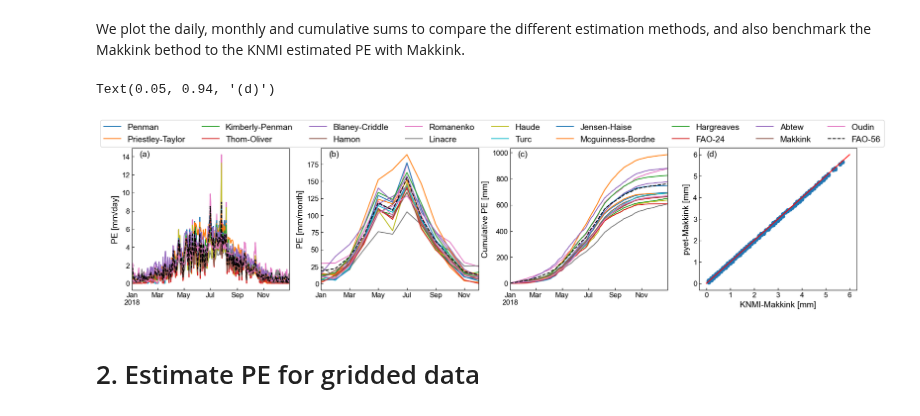
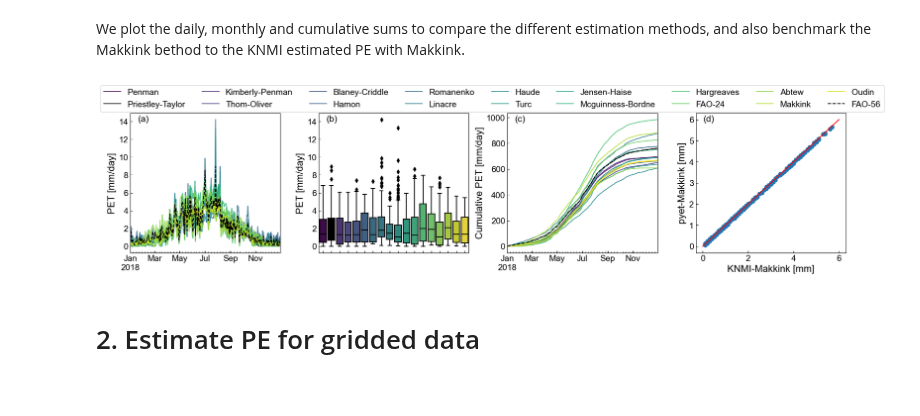
Before and after one commit to pyet-org/pyet, a Jupyter notebook: examples/00_example_paper.ipynb, the cells around one changed output. Drawn from its saved outputs; the diff is of its cells as text; code cells hidden in the pictures.

Commit message:
Update Water example

```diff
--- a/examples/00_example_paper.ipynb
+++ b/examples/00_example_paper.ipynb
@@ -46,10 +48,10 @@ warnings.filterwarnings('ignore')
 # edit default values for plots
 params = {
     "font.family": "Arial",
-    "legend.fontsize": "13",
-    "axes.labelsize": "14",
-    "xtick.labelsize": "12",
-    "ytick.labelsize": "12",
+    "legend.fontsize": "15",
+    "axes.labelsize": "16",
+    "xtick.labelsize": "14",
+    "ytick.labelsize": "14",
     "xtick.direction": "in",
     "ytick.direction": "in",}
 pylab.rcParams.update(params)
@@ -61,6 +63,4 @@ Potential evaporation is estimated for the town of De Bilt (Netherlands) using d
 Data source: KNMI - https://dataplatform.knmi.nl/
 # %%
 # 2. Reading meteorological data
-meteo1 = pd.read_csv("data//example_3//etmgeg_260.txt", skiprows=46, delimiter=",",
-                   skipinitialspace=True, index_col="YYYYMMDD", parse_dates=True).loc["2018",:]
-meteo1.head()
+meteo = pd.read_csv("data//example_0//0_example_meteo.csv", index_col=0, parse_dates=True)
@@ -78,15 +67,12 @@ Because the provided meteorological data from the KNMI is in different units (Te
 # %%
 # 3. Determining the necessary input data
-tmean, tmax, tmin, rh = (meteo1.TG/10, meteo1.TX/10, meteo1.TN/10, meteo1.UG)
-rs  = meteo1.Q/100  # convert solar radiation to MJ/kg2day
-wind = meteo1.FG/10  # convert wind speed to m/s units
-pressure =  meteo1.PG / 100  # convert pressure to kPa units
+tmean, tmax, tmin, rh, rs, wind, pet_knmi = (meteo[col] for col in meteo.columns)
 lat = 0.91  # define latitude [radians]
 elevation = 4  # define elevation [meters above sea-level]
 # %% [markdown]
 Now that we have defined the input data, we can estimate potential evaporation with different estimation methods.
 # %%
 # 4. Estimate potential evaporation (with all available methods) and save the results in a Pandas.DataFrame
-pe_df  = pyet.calculate_all(tmean, wind, rs, elevation, lat, tmax, tmin, rh)
+pet_df  = pyet.calculate_all(tmean, wind, rs, elevation, lat, tmax, tmin, rh)
 # %% [markdown]
 We plot the daily, monthly and cumulative sums to compare the different estimation methods, and also benchmark the Makkink bethod to the KNMI estimated PE with Makkink.
@@ -95,44 +79,42 @@ pe_knmi = meteo1.EV24 / 10  # Makkink potential evaporation computen by the KNMI
 # %%
+viridis = cm.get_cmap('viridis', len(pet_df.columns))
+colors = [viridis(i) for i in range(0, len(pet_df.columns))]
+colors[1] = "k"
 figw_1c = 8.5  # maximum width for 1 column
 figw_2c = 17.5  # maximum width for 2 columns
-cm = 1 / 2.54  # centimeters in inches
 
 fig, axs = plt.subplots(figsize=(figw_2c, 4), ncols=4)
-pe_df.loc[:, pe_df.columns !="FAO-56"].plot(ax=axs[0], legend=False)
-pe_df.loc[:, "FAO-56"].plot(ax=axs[0], legend=False, color="k", linestyle="--")
-axs[0].set_ylabel("PE [mm/day]", fontsize=14)
 
-pe_df.loc[:, pe_df.columns !="FAO-56"].resample("m").sum().plot(ax=axs[1], legend=False)
-pe_df.loc[:, "FAO-56"].resample("m").sum().plot(ax=axs[1], legend=False, color="k", linestyle="--")
-axs[1].set_ylabel("PE [mm/month]", fontsize=14)
+pet_df.loc[:, pet_df.columns != "FAO-56"].plot(color=colors, legend=False, ax=axs[0], alpha=0.8)
+pet_df.loc[:, "FAO-56"].plot(color=colors[1], linestyle="--", legend=False, ax=axs[0])
+axs[0].set_ylabel("PET [mm/day]")
 
-pe_df.loc[:, pe_df.columns !="FAO-56"].cumsum().plot(ax=axs[2], legend=False)
-pe_df.loc[:, "FAO-56"].cumsum().plot(ax=axs[2], legend=False, color="k", linestyle="--")
-axs[2].set_ylabel("Cumulative PE [mm]", fontsize=14)
+sns.boxplot(pet_df, ax=axs[1], palette=colors)
+axs[1].set_ylabel("PET [mm/day]")
 
-axs[3].scatter(pe_knmi, pe_df["Makkink"])
+pet_df.cumsum().plot(color=colors, legend=False, ax=axs[2], alpha=0.8)
+pet_df.loc[:, "FAO-56"].cumsum().plot(color=colors[1], linestyle="--", legend=False, ax=axs[2])
+axs[2].set_ylabel("Cumulative PET [mm/day]")
+
+axs[3].scatter(pet_knmi, pet_df["Makkink"])
 axs[3].plot([0,6],[0,6], color="red", label="1:1 line")
-axs[3].set_xlabel("KNMI-Makkink [mm]", fontsize=14);
-axs[3].set_ylabel("pyet-Makkink [mm]", fontsize=14)
+axs[3].set_xlabel("KNMI-Makkink [mm]");
+axs[3].set_ylabel("pyet-Makkink [mm]")
 
-for i in (0,1,2):
+for i in (0,2):
     axs[i].set(xlabel=None)
-    axs[i].minorticks_off()
     axs[i].xaxis.set_major_locator(mdates.MonthLocator(interval=2))
-axs[1].set_xticks(pd.DatetimeIndex(["2018-1-1", "2018-3-1", "2018-5-1",
-                "2018-7-1", "2018-9-1", "2018-11-1"]))
-axs[1].set_xticklabels(["Jan", "Mar", "May","Jul", "Sep", "Nov"])
+
+axs[1].set_xticklabels([])
 plt.tight_layout()
-plt.subplots_adjust(wspace=0.2)
 axs[0].legend(loc=(-0.2,1.01), ncol=9, bbox_transform=axs[0].transAxes, fontsize=14)
-axs[0].text(0.05,0.94, "(a)", transform=axs[0].transAxes, fontsize=14)
-axs[1].text(0.05,0.94, "(b)", transform=axs[1].transAxes, fontsize=14)
-axs[2].text(0.05,0.94, "(c)", transform=axs[2].transAxes, fontsize=14)
-axs[3].text(0.05,0.94, "(d)", transform=axs[3].transAxes, fontsize=14)
-#fig.savefig("figure1.png", dpi=600, bbox_inches="tight")
+axs[0].text(0.05,0.94, "(a)", transform=axs[0].transAxes, fontsize=15)
+axs[1].text(0.05,0.94, "(b)", transform=axs[1].transAxes, fontsize=15)
+axs[2].text(0.05,0.94, "(c)", transform=axs[2].transAxes, fontsize=15)
+axs[3].text(0.05,0.94, "(d)", transform=axs[3].transAxes, fontsize=15)
+fig.savefig("figure1.png", dpi=600, bbox_inches="tight")
 # %% [output]
-Text(0.05, 0.94, '(d)')
-[figure, old version]
+[figure, new version]
 # %% [markdown]
 # 2. Estimate PE for gridded data
 # %%
```
Also changed, not shown: parts of 18 cells of this notebook, 3 other files.
